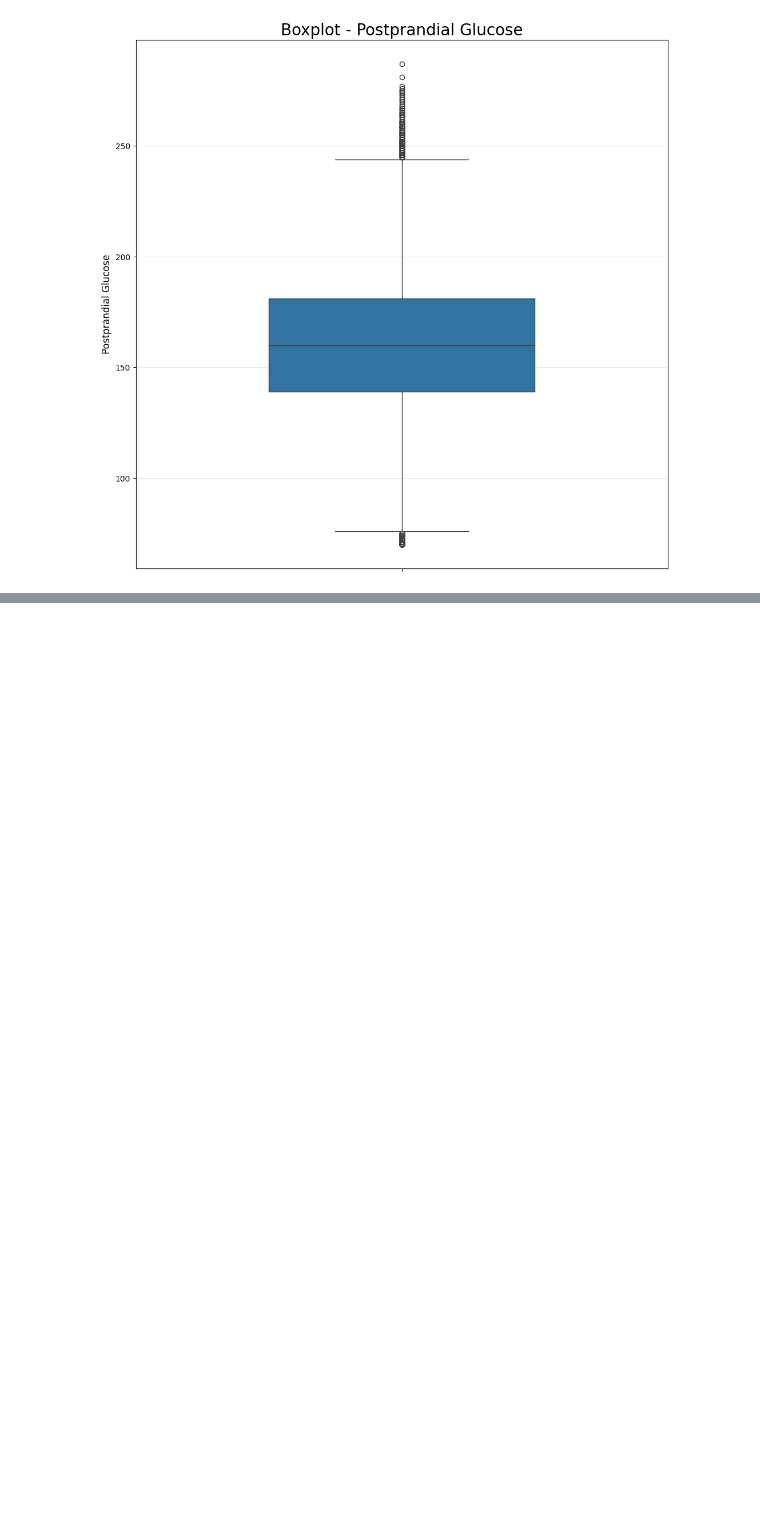
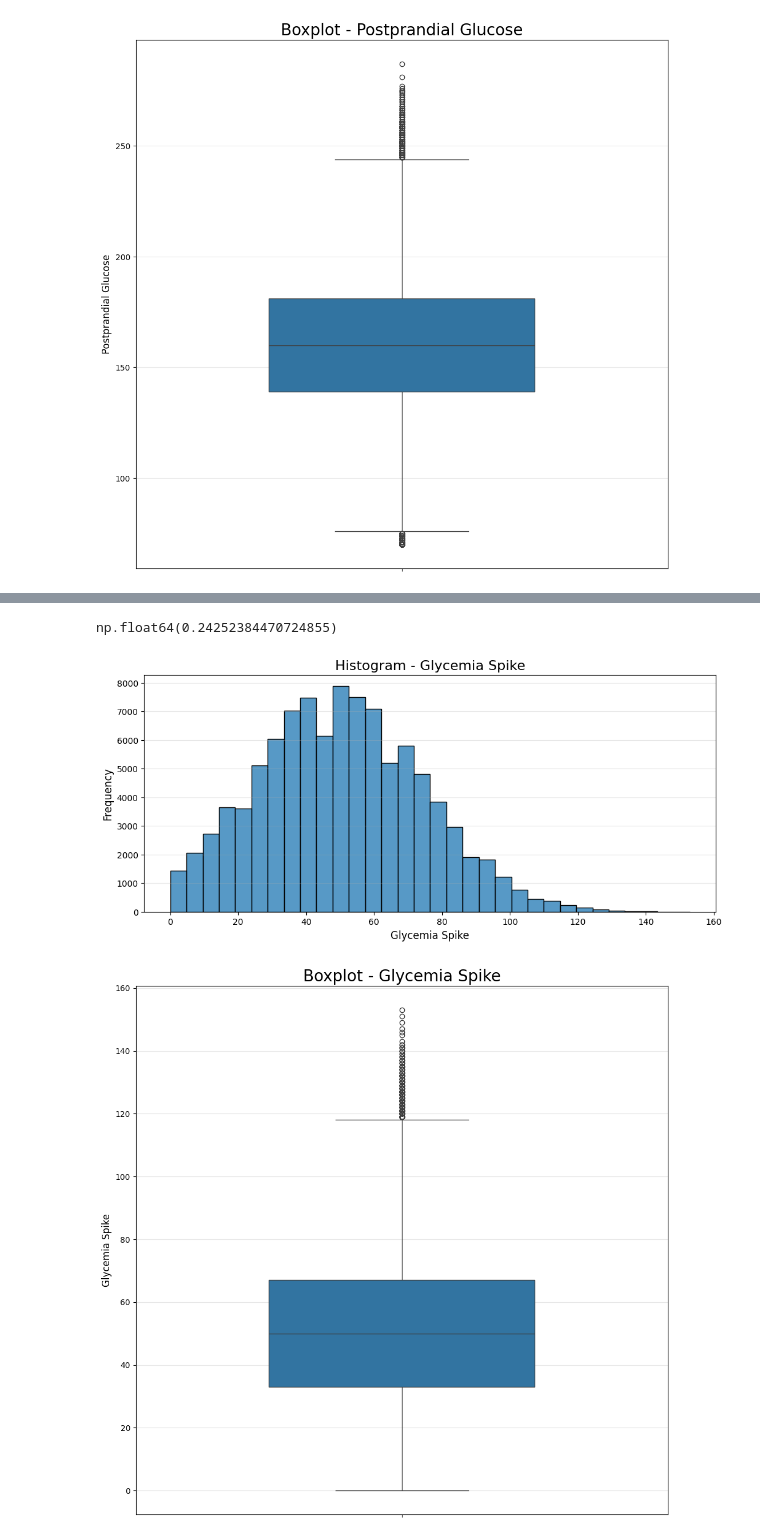
Before and after one commit to tpsilva22/teabetes, a Jupyter notebook: notebooks/numeric_variables.ipynb, the cells around one changed output, grey strips where cells are left out. Drawn from its saved outputs; the diff is of its cells as text; code cells hidden in the pictures; blank space fills up the shorter version.

```diff
--- a/notebooks/numeric_variables.ipynb
+++ b/notebooks/numeric_variables.ipynb
@@ -777,0 +839,25 @@ plt.show()
+# %%
+glycemia_spike_plot.skew()
+# %% [output]
+np.float64(0.24252384470724855)
+# %%
+# Histogram
+glycemia_spike_plot = diabetes["glycemia_spike"].where(diabetes["glycemia_spike"] >= 0)
+plt.figure(figsize=(12, 5))
+sns.histplot(glycemia_spike_plot,bins=32)
+plt.title("Histogram - Glycemia Spike", fontsize=16)
+plt.xlabel("Glycemia Spike", fontsize=12)
+plt.ylabel("Frequency", fontsize=12)
+plt.grid(axis='y', alpha=0.3)
+plt.show()
+
+# Boxplot
+plt.figure(figsize=(12, 12))
+sns.boxplot(y=glycemia_spike_plot, width=0.5)
+plt.title("Boxplot - Glycemia Spike", fontsize=20)
+plt.ylabel("Glycemia Spike", fontsize=12)
+plt.grid(axis='y', alpha=0.3)
+plt.show()
+# %% [output]
+[figure, added]
+[figure, added]
```
Also changed, not shown: parts of 33 cells of this notebook, 1 other file.
